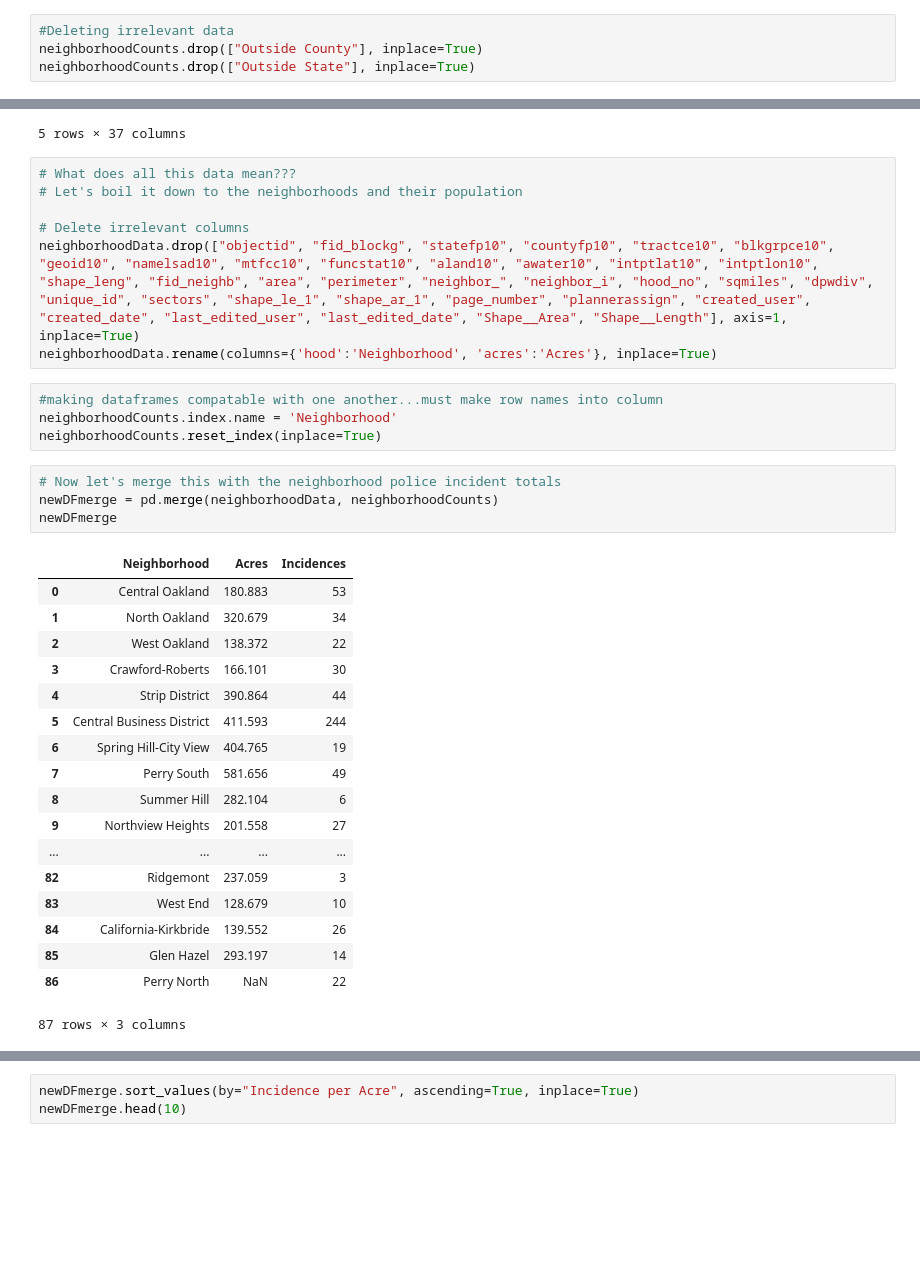
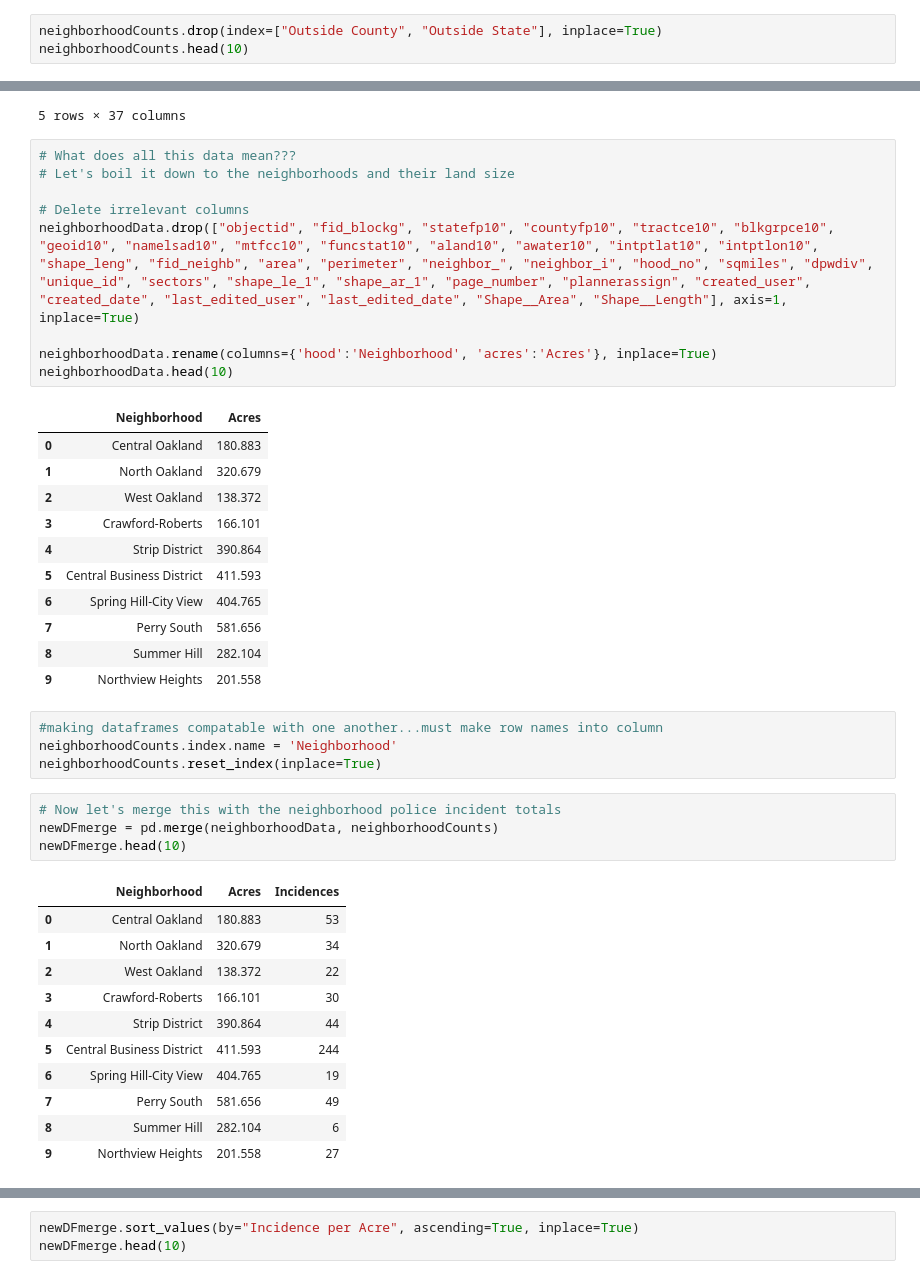
Before and after one commit to alucchitti/BigIdeasFinal, a Jupyter notebook: final-project.ipynb, the cells around one changed output, grey strips where cells are left out. Drawn from its saved outputs; the diff is of its cells as text; blank space fills up the shorter version.

```diff
--- a/final-project.ipynb
+++ b/final-project.ipynb
@@ -70,5 +156,4 @@ neighborhoodCounts.head(10)
 | Hays | 4 |
 # %%
-#Deleting irrelevant data
-neighborhoodCounts.drop(["Outside County"], inplace=True)
-neighborhoodCounts.drop(["Outside State"], inplace=True)
+neighborhoodCounts.drop(index=["Outside County", "Outside State"], inplace=True)
+neighborhoodCounts.head(10)
@@ -198,11 +216,25 @@ neighborhoodData.head()
 5 rows × 37 columns
 # %%
 # What does all this data mean???
-# Let's boil it down to the neighborhoods and their population
+# Let's boil it down to the neighborhoods and their land size
 
 # Delete irrelevant columns
 neighborhoodData.drop(["objectid", "fid_blockg", "statefp10", "countyfp10", "tractce10", "blkgrpce10", "geoid10", "namelsad10", "mtfcc10", "funcstat10", "aland10", "awater10", "intptlat10", "intptlon10", "shape_leng", "fid_neighb", "area", "perimeter", "neighbor_", "neighbor_i", "hood_no", "sqmiles", "dpwdiv", "unique_id", "sectors", "shape_le_1", "shape_ar_1", "page_number", "plannerassign", "created_user", "created_date", "last_edited_user", "last_edited_date", "Shape__Area", "Shape__Length"], axis=1, inplace=True)
+
 neighborhoodData.rename(columns={'hood':'Neighborhood', 'acres':'Acres'}, inplace=True)
+neighborhoodData.head(10)
+# %% [output]
+|  | Neighborhood | Acres |
+| 0 | Central Oakland | 180.883 |
+| 1 | North Oakland | 320.679 |
+| 2 | West Oakland | 138.372 |
+| 3 | Crawford-Roberts | 166.101 |
+| 4 | Strip District | 390.864 |
+| 5 | Central Business District | 411.593 |
+| 6 | Spring Hill-City View | 404.765 |
+| 7 | Perry South | 581.656 |
+| 8 | Summer Hill | 282.104 |
+| 9 | Northview Heights | 201.558 |
 # %%
 #making dataframes compatable with one another...must make row names into column
 neighborhoodCounts.index.name = 'Neighborhood'
@@ -210,26 +242,19 @@ neighborhoodCounts.reset_index(inplace=True)
 # %%
 # Now let's merge this with the neighborhood police incident totals
 newDFmerge = pd.merge(neighborhoodData, neighborhoodCounts)
-newDFmerge
+newDFmerge.head(10)
 # %% [output]
 |  | Neighborhood | Acres | Incidences |
 | 0 | Central Oakland | 180.883 | 53 |
 | 1 | North Oakland | 320.679 | 34 |
 | 2 | West Oakland | 138.372 | 22 |
 | 3 | Crawford-Roberts | 166.101 | 30 |
 | 4 | Strip District | 390.864 | 44 |
 | 5 | Central Business District | 411.593 | 244 |
 | 6 | Spring Hill-City View | 404.765 | 19 |
 | 7 | Perry South | 581.656 | 49 |
 | 8 | Summer Hill | 282.104 | 6 |
 | 9 | Northview Heights | 201.558 | 27 |
-| ... | ... | ... | ... |
-| 82 | Ridgemont | 237.059 | 3 |
-| 83 | West End | 128.679 | 10 |
-| 84 | California-Kirkbride | 139.552 | 26 |
-| 85 | Glen Hazel | 293.197 | 14 |
-| 86 | Perry North | NaN | 22 |
-87 rows × 3 columns
 # %%
 # Now let's find the incidence per acre to better standardize our data
 newDFmerge['Incidence per Acre'] = newDFmerge.apply(lambda row: row.Incidences/row.Acres, axis = 1)
```
Also changed, not shown: parts of 22 cells of this notebook.
